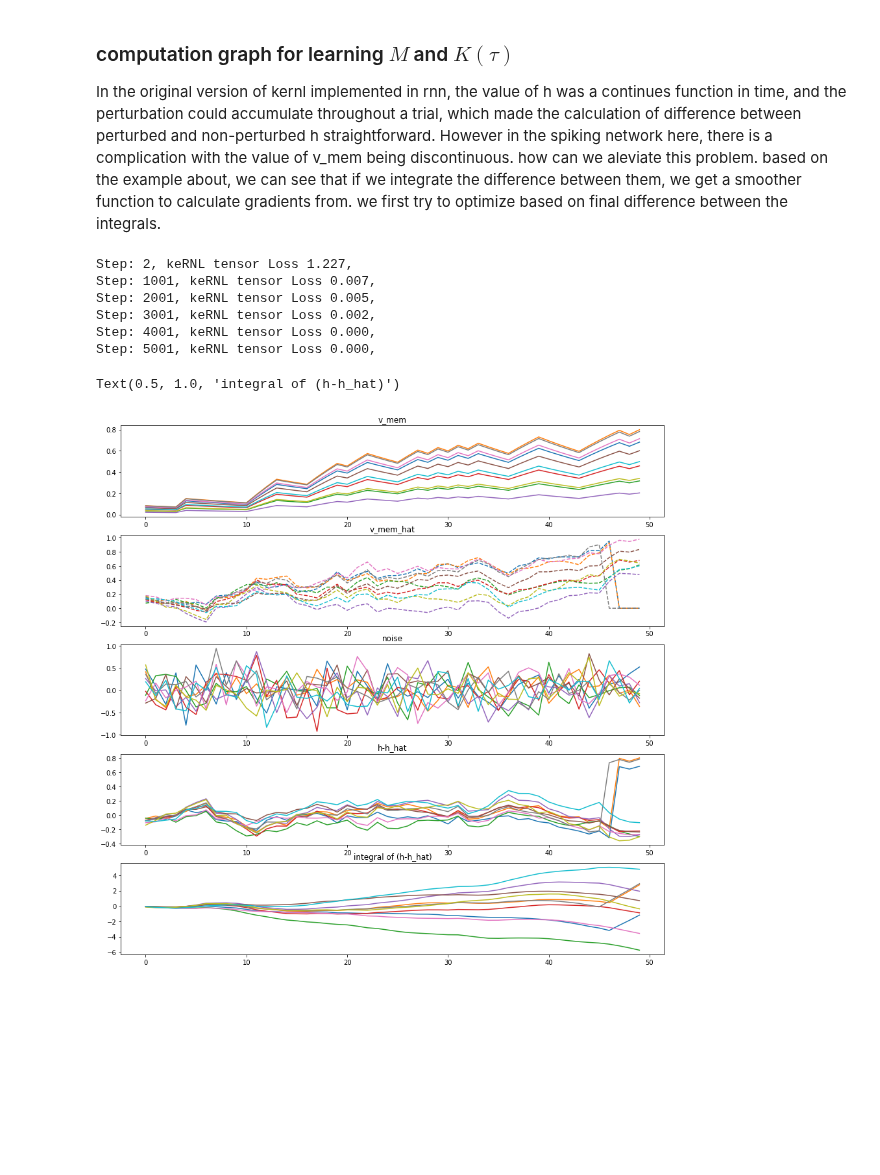
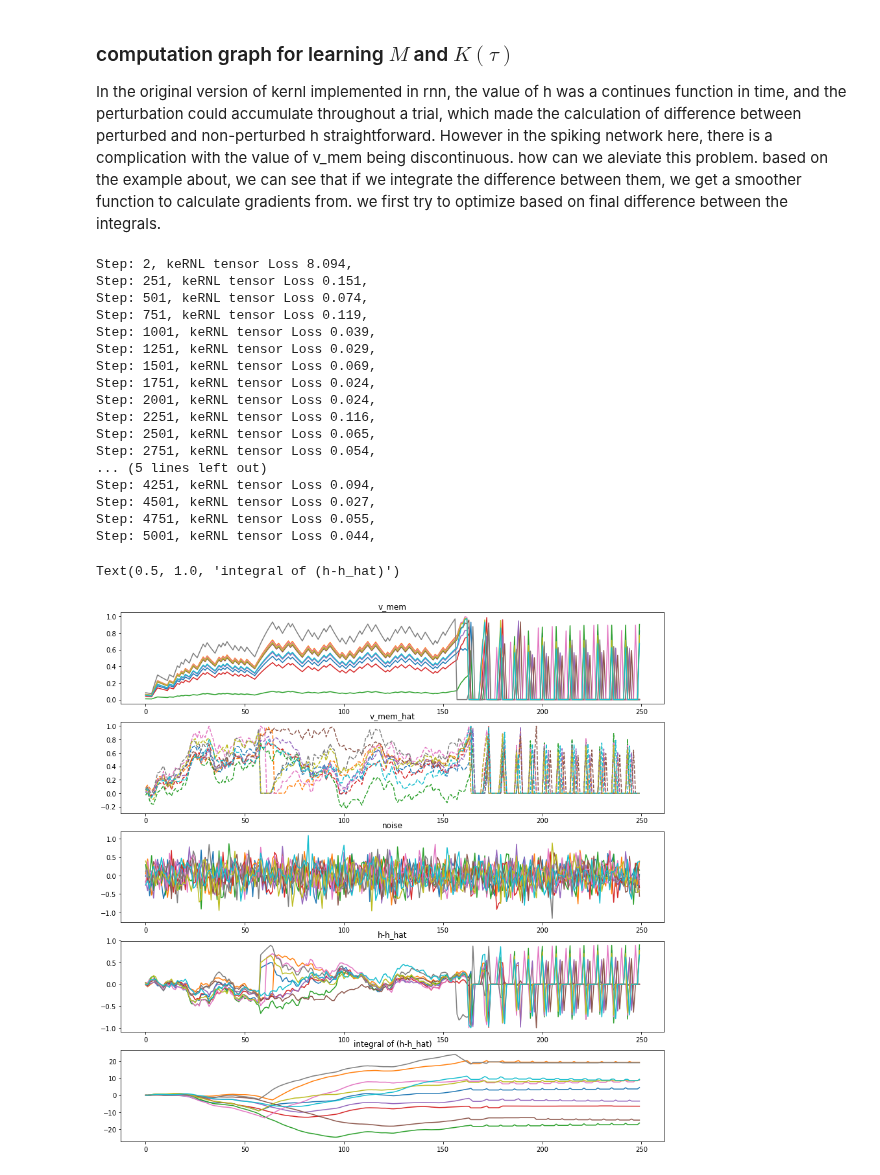
Before and after one commit to eghbalhosseini/KeRNL, a Jupyter notebook: kernl_snn_cell.ipynb, the cells around one changed output. Cells and saved outputs as stored; diff of their text form; code cells hidden in the pictures; blank space fills up the shorter version.

```diff
--- a/kernl_snn_cell.ipynb
+++ b/kernl_snn_cell.ipynb
@@ -158,21 +158,23 @@ In the original version of kernl implemented in rnn, the value of h was a contin
 tensor_learning_rate=1e-3
 training_steps = 5000
 batch_size = 25
-display_step = 1000
+display_step = 250
 grad_clip=200
 
 
 batch_size = 1
-sequence_length = 50
+sequence_length = 250
 num_inputs=1
 num_units=10
-input_spikes=np.random.randint(2,size=[batch_size,sequence_length,num_inputs])
+
 #input_spikes=1.0*np.ones([batch_size,sequence_length,num_inputs])
 
 tf.reset_default_graph()
 graph=tf.Graph()
 with graph.as_default():
     # define the network
+    X = tf.placeholder("float", [None, sequence_length, num_inputs])
+
     tf_input_values = tf.constant(input_spikes, dtype=tf.float32)
     kernl_snn = kernl_spiking_cell.kernl_spike_Cell(num_units=num_units,
                                                 num_inputs=num_inputs,
@@ -185,7 +187,7 @@ with graph.as_default():
                                                 time_steps=sequence_length,
                                                 kernel_initializer=tf.initializers.random_uniform(),
                                                 bias_initializer=tf.initializers.zeros())
-    kernl_outputs, kernl_state = tf.nn.dynamic_rnn(cell=kernl_snn, dtype=tf.float32, inputs=tf_input_values)
+    kernl_outputs, kernl_state = tf.nn.dynamic_rnn(cell=kernl_snn, dtype=tf.float32, inputs=X)
     trainables=tf.trainable_variables()
     variable_names=[v.name for v in tf.trainable_variables()]
     #
@@ -222,10 +224,10 @@ with graph.as_default():
         # kernl loss
         tf.summary.scalar('kernl_loss_state_prediction',kernl_loss_state_prediction+1e-10)
         # kernl senstivity tensor and temporal filter
-     #   tf.summary.image('kernl_sensitivity_tensor',tf.expand_dims(tf.expand_dims(trainables[kernl_sensitivity_tensor_index],axis=0),axis=-1))
-     #   tf.summary.image('kernl_sensitivity_tensor_grad',tf.expand_dims(tf.expand_dims(kernl_tensor_grads[0],axis=0),axis=-1))
-     #   tf.summary.image('kernl_temporal_filter',tf.expand_dims(tf.expand_dims(tf.expand_dims(trainables[kernl_temporal_filter_index],axis=0),axis=-1),axis=-1))
-     #   tf.summary.image('kernl_temporal_filter_grad',tf.expand_dims(tf.expand_dims(tf.expand_dims(kernl_tensor_grads[1],axis=0),axis=-1),axis=-1))
+        tf.summary.image('kernl_sensitivity_tensor',tf.expand_dims(tf.expand_dims(trainables[kernl_sensitivity_tensor_index],axis=0),axis=-1))
+        tf.summary.image('kernl_sensitivity_tensor_grad',tf.expand_dims(tf.expand_dims(kernl_tensor_grads[0],axis=0),axis=-1))
+        tf.summary.image('kernl_temporal_filter',tf.expand_dims(tf.expand_dims(tf.expand_dims(trainables[kernl_temporal_filter_index],axis=0),axis=-1),axis=-1))
+        tf.summary.image('kernl_temporal_filter_grad',tf.expand_dims(tf.expand_dims(tf.expand_dims(kernl_tensor_grads[1],axis=0),axis=-1),axis=-1))
         kernl_tensor_merged_summary_op=tf.summary.merge_all(scope="kernl_tensor_summaries")
 
 
@@ -239,40 +241,52 @@ for f in filelist:
 # %%
 tb_writer = tf.summary.FileWriter(log_dir,graph)
 with tf.Session(graph=graph) as sess:
     sess.run(init)
     for step in range(1,training_steps+1):
-        kernl_tensor_train,kernl_loss_state=sess.run([kernl_tensor_train_op,kernl_loss_state_prediction])
+        input_spikes=np.random.randint(2,size=[batch_size,sequence_length,num_inputs])
+        kernl_tensor_train,kernl_loss_state=sess.run([kernl_tensor_train_op,kernl_loss_state_prediction], feed_dict={X: input_spikes})
         # run summaries
-        kernl_tensor_merged_summary=sess.run(kernl_tensor_merged_summary_op)
+        kernl_tensor_merged_summary=sess.run(kernl_tensor_merged_summary_op, feed_dict={X: input_spikes})
         tb_writer.add_summary(kernl_tensor_merged_summary, global_step=step)
 
 
         if step % display_step==0 or step==1 :
             # get batch loss and accuracy
             print('Step: {}, keRNL tensor Loss {:.3f},'.format(step + 1, kernl_loss_state))
-            output_run , state_run = sess.run([kernl_outputs, kernl_state])
+            output_run , state_run = sess.run([kernl_outputs, kernl_state], feed_dict={X: input_spikes})
 plt.figure(figsize=[15,15])
 ax=plt.subplot(5,1,1)
 ax.plot(output_run.v_mem.squeeze(axis=0))
 ax.set_title('v_mem')
 ax=plt.subplot(5,1,2)
 ax.plot(output_run.v_mem_hat.squeeze(axis=0),'--')
 ax.set_title('v_mem_hat')
 ax=plt.subplot(5,1,3)
 ax.plot(output_run.psi.squeeze(axis=0))
 ax.set_title('noise')
 ax=plt.subplot(5,1,4)
 ax.plot(output_run.v_mem.squeeze(axis=0)-output_run.v_mem_hat.squeeze(axis=0))
 ax.set_title('h-h_hat')
 ax=plt.subplot(5,1,5)
 ax.plot(np.cumsum(output_run.v_mem.squeeze(axis=0)-output_run.v_mem_hat.squeeze(axis=0),axis=0))
 ax.set_title('integral of (h-h_hat)')
 # %% [output]
-Step: 2, keRNL tensor Loss 1.227,
-Step: 1001, keRNL tensor Loss 0.007,
-Step: 2001, keRNL tensor Loss 0.005,
-Step: 3001, keRNL tensor Loss 0.002,
-Step: 4001, keRNL tensor Loss 0.000,
-Step: 5001, keRNL tensor Loss 0.000,
+Step: 2, keRNL tensor Loss 8.094,
+Step: 251, keRNL tensor Loss 0.151,
+Step: 501, keRNL tensor Loss 0.074,
+Step: 751, keRNL tensor Loss 0.119,
+Step: 1001, keRNL tensor Loss 0.039,
+Step: 1251, keRNL tensor Loss 0.029,
+Step: 1501, keRNL tensor Loss 0.069,
+Step: 1751, keRNL tensor Loss 0.024,
+Step: 2001, keRNL tensor Loss 0.024,
+Step: 2251, keRNL tensor Loss 0.116,
+Step: 2501, keRNL tensor Loss 0.065,
+Step: 2751, keRNL tensor Loss 0.054,
+... (5 lines left out)
+Step: 4251, keRNL tensor Loss 0.094,
+Step: 4501, keRNL tensor Loss 0.027,
+Step: 4751, keRNL tensor Loss 0.055,
+Step: 5001, keRNL tensor Loss 0.044,
 Text(0.5, 1.0, 'integral of (h-h_hat)')
-[figure, old version]
+[figure, new version]
```
Also changed, not shown: parts of 1 cell of this notebook, 5 other files.
